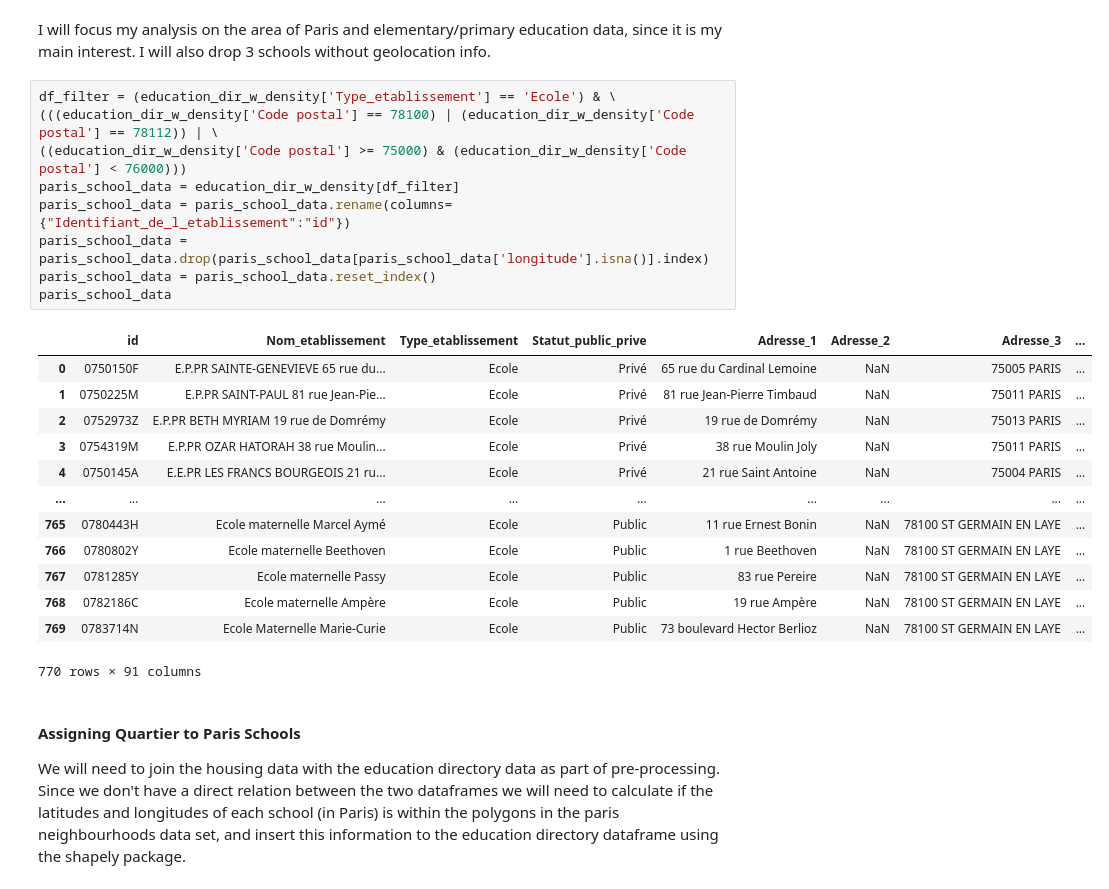
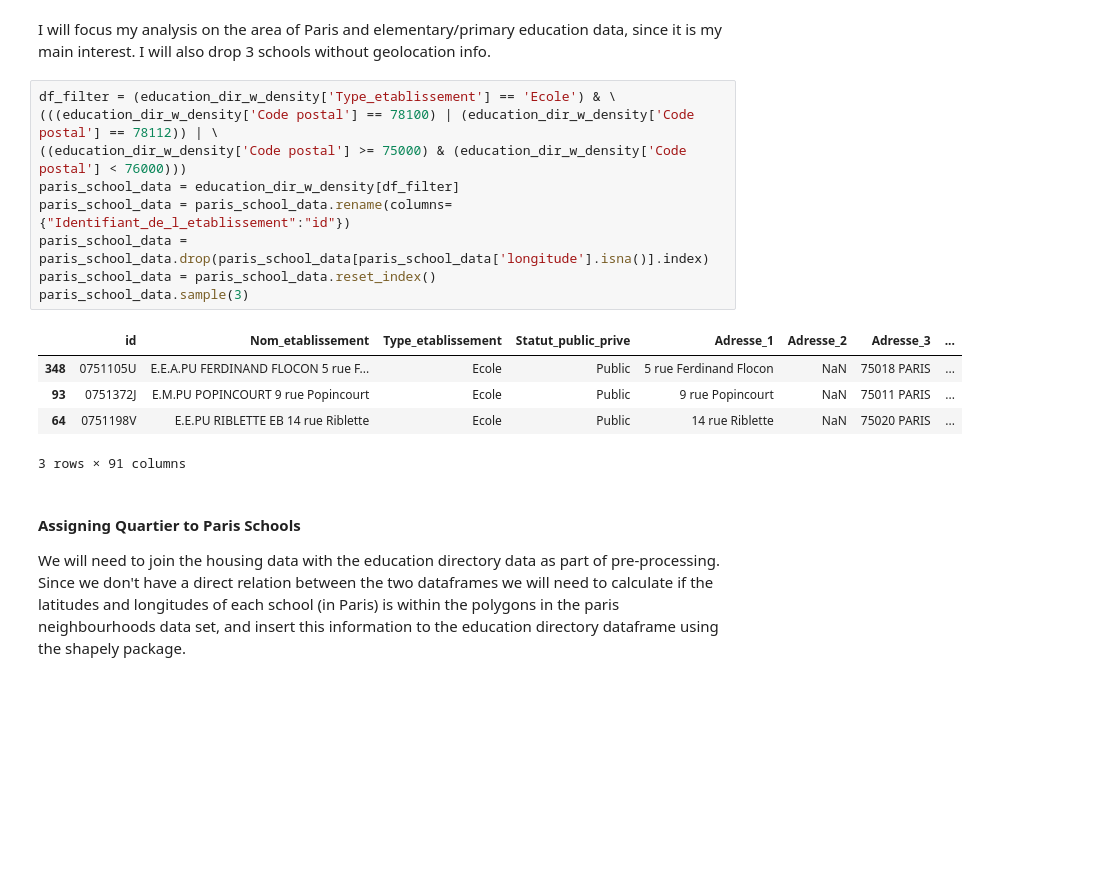
Before and after one commit to carlosbarrone/personal, a Jupyter notebook: notebooks/python/paris_nursery_schools.ipynb, the cells around one changed output. Cells and saved outputs as stored; diff of their text form; blank space fills up the shorter version.

```diff
--- a/notebooks/python/paris_nursery_schools.ipynb
+++ b/notebooks/python/paris_nursery_schools.ipynb
@@ -450,26 +452,18 @@ I will focus my analysis on the area of Paris and elementary/primary education d
 # %%
 df_filter = (education_dir_w_density['Type_etablissement'] == 'Ecole') & \
 (((education_dir_w_density['Code postal'] == 78100) | (education_dir_w_density['Code postal'] == 78112)) | \
 ((education_dir_w_density['Code postal'] >= 75000) & (education_dir_w_density['Code postal'] < 76000)))
 paris_school_data = education_dir_w_density[df_filter]
 paris_school_data = paris_school_data.rename(columns={"Identifiant_de_l_etablissement":"id"})
 paris_school_data = paris_school_data.drop(paris_school_data[paris_school_data['longitude'].isna()].index)
 paris_school_data = paris_school_data.reset_index()
-paris_school_data
+paris_school_data.sample(3)
 # %% [output]
 |  | id | Nom_etablissement | Type_etablissement | Statut_public_prive | Adresse_1 | Adresse_2 | Adresse_3 | ... |
-| 0 | 0750150F | E.P.PR SAINTE-GENEVIEVE 65 rue du... | Ecole | Privé | 65 rue du Cardinal Lemoine | NaN | 75005 PARIS | ... |
-| 1 | 0750225M | E.P.PR SAINT-PAUL 81 rue Jean-Pie... | Ecole | Privé | 81 rue Jean-Pierre Timbaud | NaN | 75011 PARIS | ... |
-| 2 | 0752973Z | E.P.PR BETH MYRIAM 19 rue de Domrémy | Ecole | Privé | 19 rue de Domrémy | NaN | 75013 PARIS | ... |
-| 3 | 0754319M | E.P.PR OZAR HATORAH 38 rue Moulin... | Ecole | Privé | 38 rue Moulin Joly | NaN | 75011 PARIS | ... |
-| 4 | 0750145A | E.E.PR LES FRANCS BOURGEOIS 21 ru... | Ecole | Privé | 21 rue Saint Antoine | NaN | 75004 PARIS | ... |
-| ... | ... | ... | ... | ... | ... | ... | ... | ... |
-| 765 | 0780443H | Ecole maternelle Marcel Aymé | Ecole | Public | 11 rue Ernest Bonin | NaN | 78100 ST GERMAIN EN LAYE | ... |
-| 766 | 0780802Y | Ecole maternelle Beethoven | Ecole | Public | 1 rue Beethoven | NaN | 78100 ST GERMAIN EN LAYE | ... |
-| 767 | 0781285Y | Ecole maternelle Passy | Ecole | Public | 83 rue Pereire | NaN | 78100 ST GERMAIN EN LAYE | ... |
-| 768 | 0782186C | Ecole maternelle Ampère | Ecole | Public | 19 rue Ampère | NaN | 78100 ST GERMAIN EN LAYE | ... |
-| 769 | 0783714N | Ecole Maternelle Marie-Curie | Ecole | Public | 73 boulevard Hector Berlioz | NaN | 78100 ST GERMAIN EN LAYE | ... |
+| 348 | 0751105U | E.E.A.PU FERDINAND FLOCON 5 rue F... | Ecole | Public | 5 rue Ferdinand Flocon | NaN | 75018 PARIS | ... |
+| 93 | 0751372J | E.M.PU POPINCOURT 9 rue Popincourt | Ecole | Public | 9 rue Popincourt | NaN | 75011 PARIS | ... |
+| 64 | 0751198V | E.E.PU RIBLETTE EB 14 rue Riblette | Ecole | Public | 14 rue Riblette | NaN | 75020 PARIS | ... |
-770 rows × 91 columns
+3 rows × 91 columns
 # %% [markdown]
 #### Assigning Quartier to Paris Schools
 We will need to join the housing data with the education directory data as part of pre-processing. Since we don't have a direct relation between the two dataframes we will need to calculate if the latitudes and longitudes of each school (in Paris) is within the polygons in the paris neighbourhoods data set, and insert this information to the education directory dataframe using the shapely package.
```
Also changed, not shown: parts of 12 cells of this notebook.
